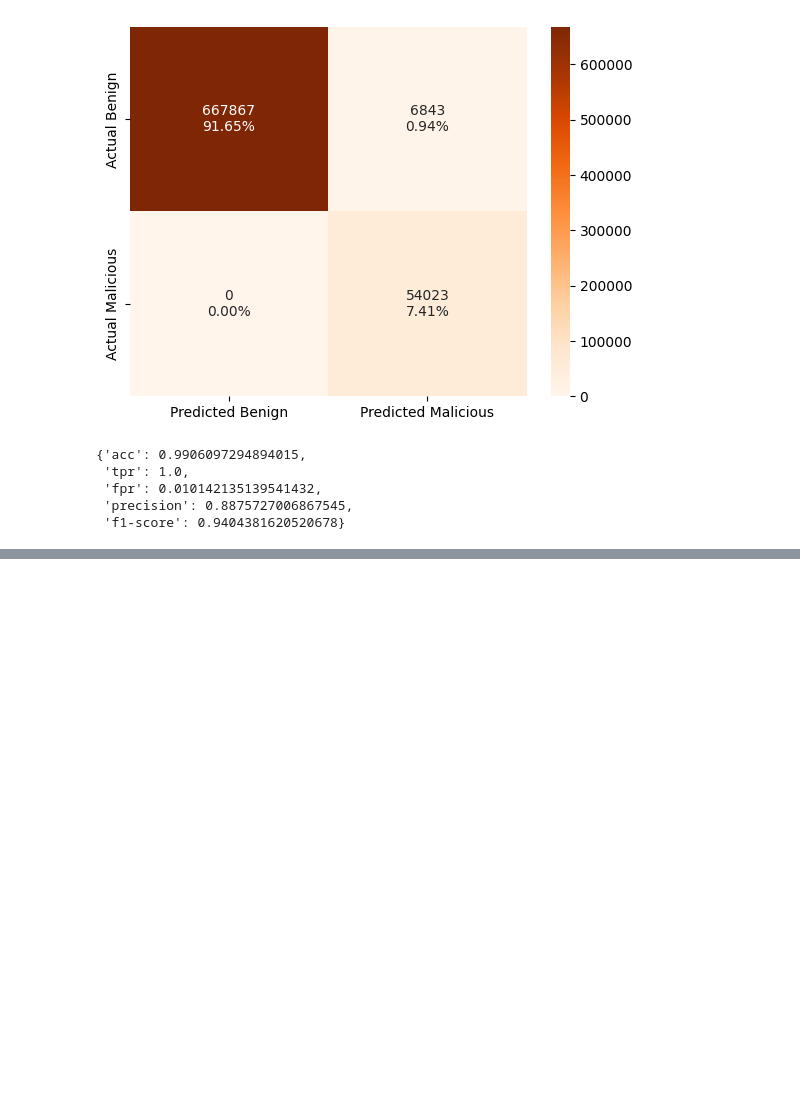
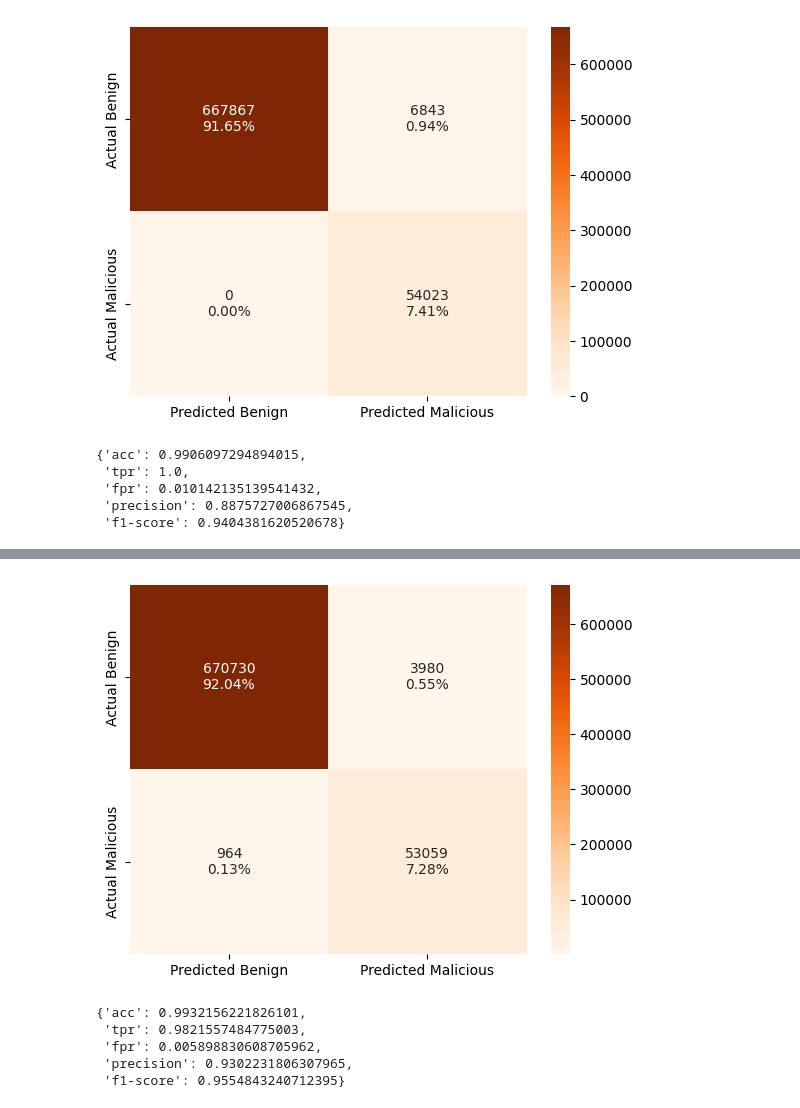
Before and after one commit to maduMelo/IDS-Extension-Program, a Jupyter notebook: Tasks 3-4/task4.ipynb, the cells around one changed output, grey strips where cells are left out. Cells and saved outputs as stored; diff of their text form; code cells hidden in the pictures; blank space fills up the shorter version.

```diff
--- a/Tasks 3-4/task4.ipynb
+++ b/Tasks 3-4/task4.ipynb
@@ -336,0 +432,13 @@ get_overall_metrics(y_kmeans, val_anomaly_scores_kmeans > BEST_VALIDATION_THRESH
+# %%
+BEST_IFOREST_VALIDATION_THRESHOLD = 0.537917
+plot_confusion_matrix(y_drop, val_scores_iforest > BEST_IFOREST_VALIDATION_THRESHOLD)
+# %% [output]
+[figure, added]
+# %%
+get_overall_metrics(y_drop, val_scores_iforest > BEST_IFOREST_VALIDATION_THRESHOLD)
+# %% [output]
+{'acc': 0.9932156221826101,
+ 'tpr': 0.9821557484775003,
+ 'fpr': 0.005898830608705962,
+ 'precision': 0.9302231806307965,
+ 'f1-score': 0.9554843240712395}
```
Also changed, not shown: parts of 24 cells of this notebook.
